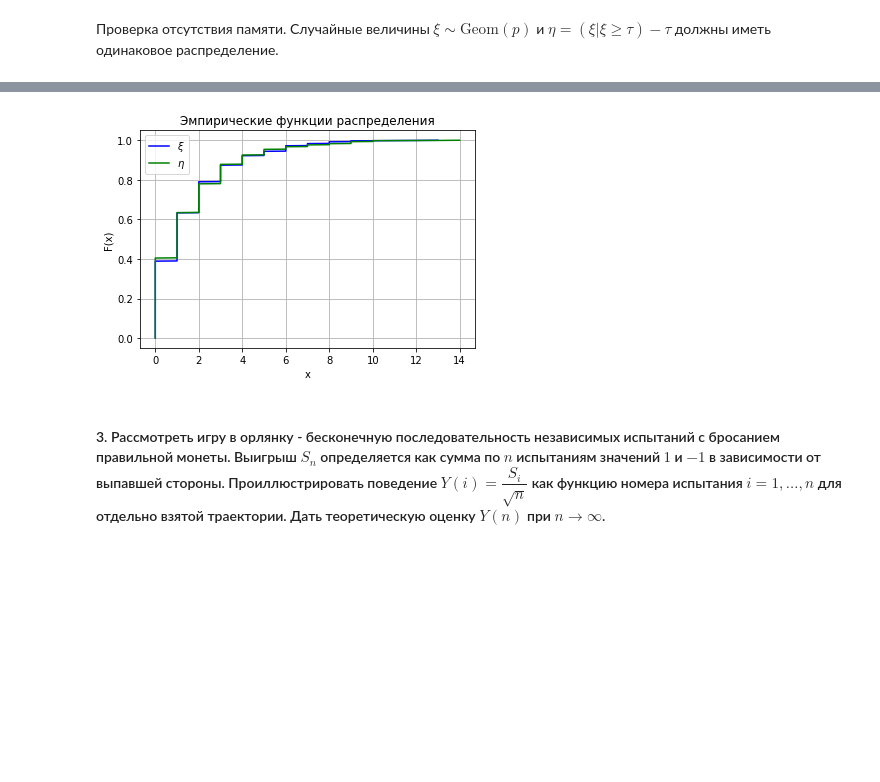
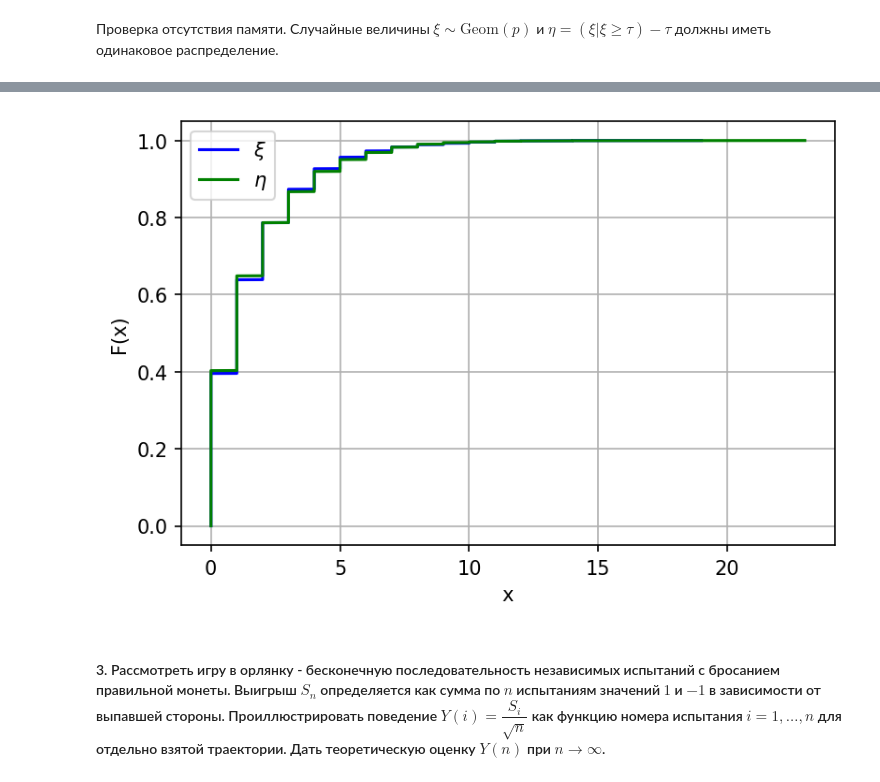
Before and after one commit to MrG1raffe/Stochastic_prac, a Jupyter notebook: StochAn_pt1.ipynb, the cells around one changed output, grey strips where cells are left out. Cells and saved outputs as stored; diff of their text form; code cells hidden in the pictures; blank space fills up the shorter version.

```diff
--- a/StochAn_pt1.ipynb
+++ b/StochAn_pt1.ipynb
@@ -56,17 +61,23 @@ def geom_rnd(p, *shape):
 # %% [markdown]
 Проверка отсутствия памяти. Случайные величины $\xi \sim \mathrm{Geom}(p)$ и $\eta = (\xi | \xi \geq \tau) - \tau$ должны иметь одинаковое распределение.
 # %%
+fig, ax = plt.subplots()
+fig.dpi = 150
+
 tau = 3
 p = 0.4
-samp_size = 1000
+samp_size = 10**4
 x = geom_rnd(p, samp_size)
 y = geom_rnd(p, int(samp_size / ((1 - p) ** tau)))
 y = y[y >= tau]
 plt.grid(True)
-bns = np.arange(-0.5, 15, 1)
-plt.hist(x, bins=bns, rwidth = 0.8, density=True, color='b', alpha = 0.3, label=r'$\xi$')
-plt.hist(y - tau, bins=bns, rwidth=0.3, density=True, color='g', label=r'$\eta$')
-plt.title('Отсутствие последействия для геометрического распределения')
-plt.legend()
-plt.show()
+bns = np.arange(-0.5, 11, 1)
+ax.hist(x, bins=bns, rwidth = 0.8, density=True, color='b', alpha = 0.3, label=r'$\xi$')
+ax.hist(y - tau, bins=bns, rwidth=0.3, density=True, color='g', label=r'$\eta$')
+ax.set_xlabel('x')
+# ax.title('Отсутствие последействия для геометрического распределения')
+ax.legend()
+# ax.show()
+
+fig.savefig('/home/mr_giraffe/Documents/StochAn_prac/Report/1_2.pdf', bbox_inches='tight')
 # %% [output]
@@ -74,17 +85,22 @@ plt.show()
 # %%
 from statsmodels.distributions.empirical_distribution import ECDF
 ecdf_xi = ECDF(x)
 ecdf_eta = ECDF(y)
-plt.plot(ecdf_xi.x, ecdf_xi.y, 'b', label=r'$\xi$')
-plt.plot(ecdf_eta.x - tau, ecdf_eta.y, 'g', label=r'$\eta$')
-plt.legend()
-plt.title('Эмпирические функции распределения')
-plt.xlabel('x')
-plt.ylabel('F(x)')
-plt.grid()
-plt.show()
+fig, ax = plt.subplots()
+fig.dpi = 150
+
+ax.plot(ecdf_xi.x, ecdf_xi.y, 'b', label=r'$\xi$')
+ax.plot(ecdf_eta.x - tau, ecdf_eta.y, 'g', label=r'$\eta$')
+ax.legend()
+# plt.title('Эмпирические функции распределения')
+ax.set_xlabel('x')
+ax.set_ylabel('F(x)')
+ax.grid()
+# ax.show()
+
+fig.savefig('/home/mr_giraffe/Documents/StochAn_prac/Report/1_3.pdf', bbox_inches='tight')
 # %% [output]
-[figure, old version]
+[figure, new version]
 # %% [markdown]
 #### 3. Рассмотреть игру в орлянку - бесконечную последовательность независимых испытаний с бросанием правильной монеты. Выигрыш $S_n$ определяется как сумма по $n$ испытаниям значений $1$ и $-1$ в зависимости от выпавшей стороны. Проиллюстрировать поведение $Y(i) = \dfrac{S_i}{\sqrt{n}}$ как функцию номера испытания $i = 1, \ldots, n$ для отдельно взятой траектории. Дать теоретическую оценку $Y(n)$ при $n \to \infty$.
 # %%
```
Also changed, not shown: parts of 32 cells of this notebook, 52 other files.
